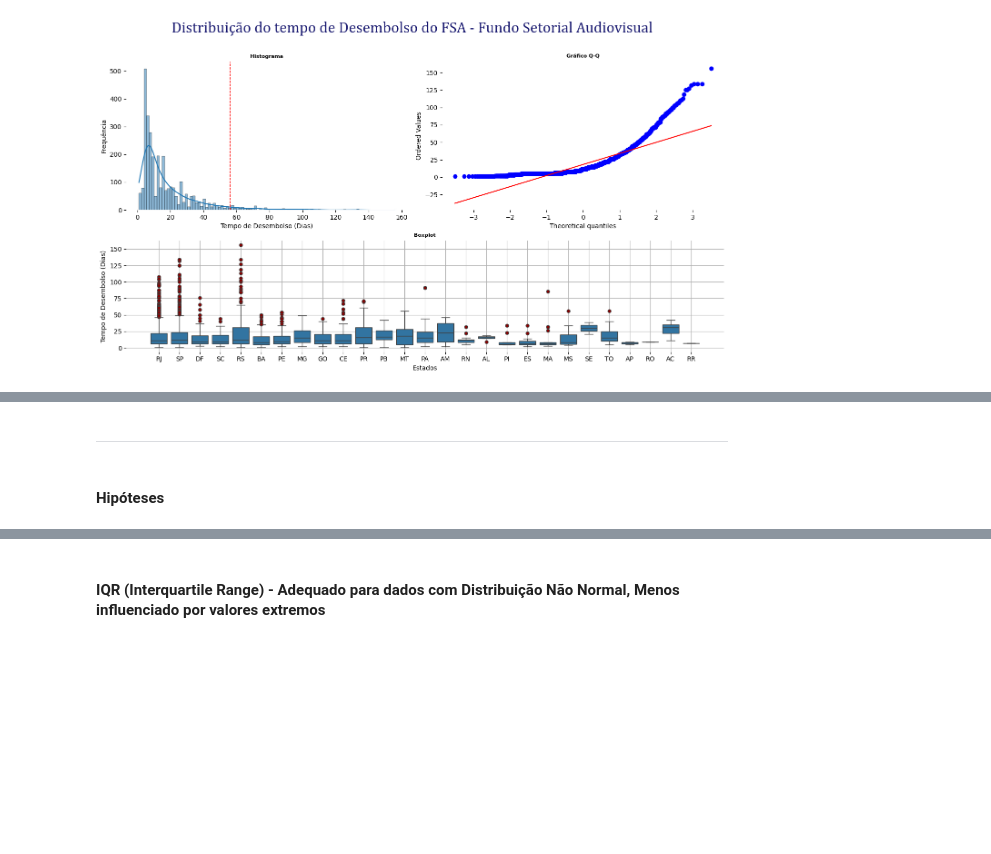
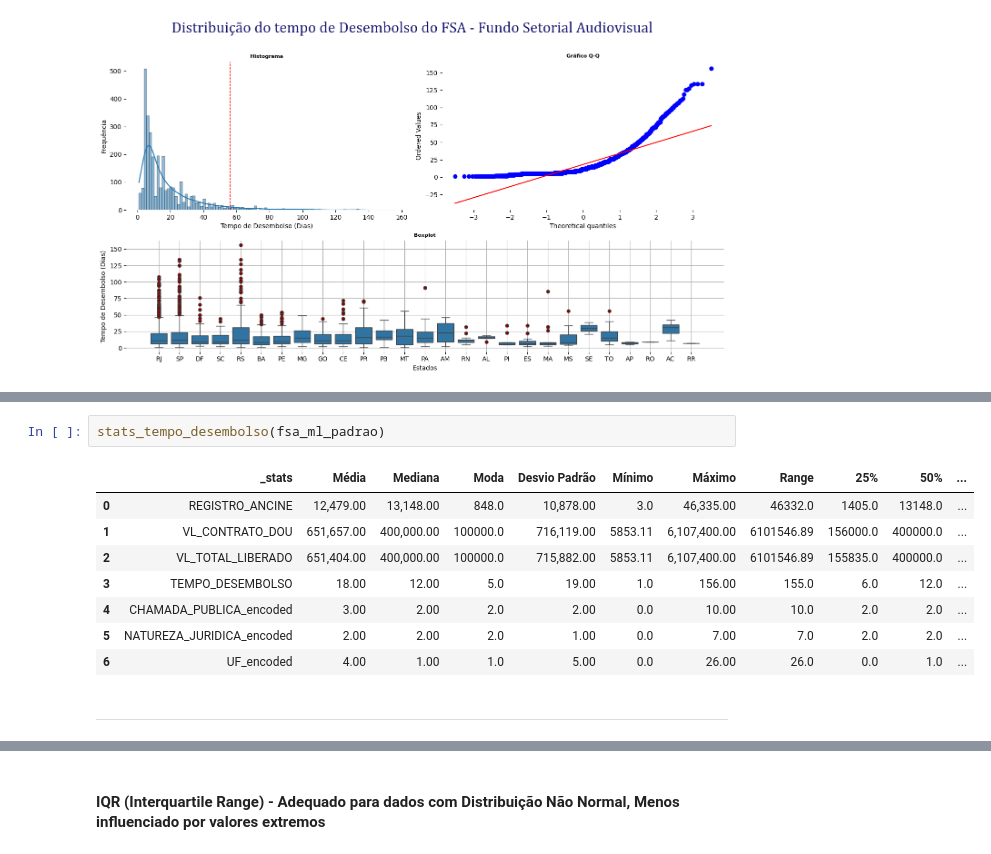
Before and after one commit to fonsecadados/AgenciaNacionalDoCinema_ANCINE, a Jupyter notebook: ANCINE_DesafiosEOportunidades.ipynb, the cells around one changed output, grey strips where cells are left out. Cells and saved outputs as stored; diff of their text form; blank space fills up the shorter version.

```diff
--- a/ANCINE_DesafiosEOportunidades.ipynb
+++ b/ANCINE_DesafiosEOportunidades.ipynb
@@ -1502,4 +1546,13 @@ plt.show()
+# %%
+stats_tempo_desembolso(fsa_ml_padrao)
+# %% [output]
+|  | _stats | Média | Mediana | Moda | Desvio Padrão | Mínimo | Máximo | Range | 25% | 50% | ... |
+| 0 | REGISTRO_ANCINE | 12,479.00 | 13,148.00 | 848.0 | 10,878.00 | 3.0 | 46,335.00 | 46332.0 | 1405.0 | 13148.0 | ... |
+| 1 | VL_CONTRATO_DOU | 651,657.00 | 400,000.00 | 100000.0 | 716,119.00 | 5853.11 | 6,107,400.00 | 6101546.89 | 156000.0 | 400000.0 | ... |
+| 2 | VL_TOTAL_LIBERADO | 651,404.00 | 400,000.00 | 100000.0 | 715,882.00 | 5853.11 | 6,107,400.00 | 6101546.89 | 155835.0 | 400000.0 | ... |
+| 3 | TEMPO_DESEMBOLSO | 18.00 | 12.00 | 5.0 | 19.00 | 1.0 | 156.00 | 155.0 | 6.0 | 12.0 | ... |
+| 4 | CHAMADA_PUBLICA_encoded | 3.00 | 2.00 | 2.0 | 2.00 | 0.0 | 10.00 | 10.0 | 2.0 | 2.0 | ... |
+| 5 | NATUREZA_JURIDICA_encoded | 2.00 | 2.00 | 2.0 | 1.00 | 0.0 | 7.00 | 7.0 | 2.0 | 2.0 | ... |
+| 6 | UF_encoded | 4.00 | 1.00 | 1.0 | 5.00 | 0.0 | 26.00 | 26.0 | 0.0 | 1.0 | ... |
 # %% [markdown]
 ---
-# %% [markdown]
-#### Hipóteses
```
Also changed, not shown: parts of 30 cells of this notebook.
